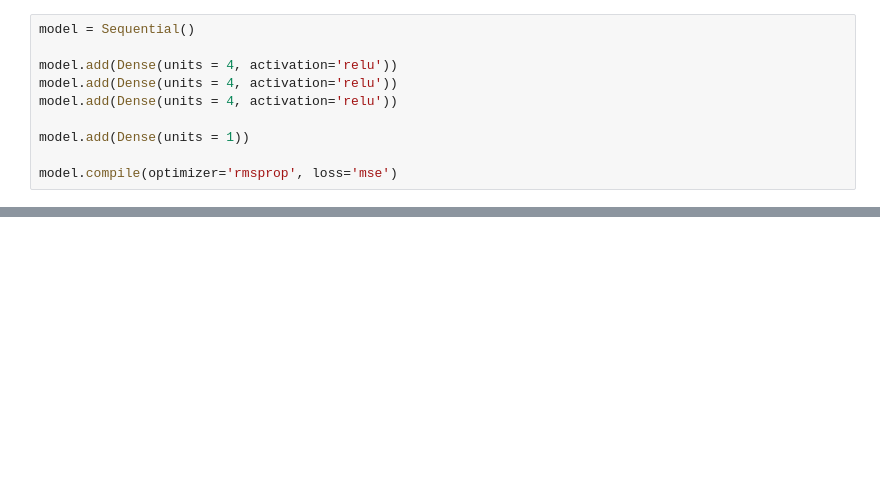
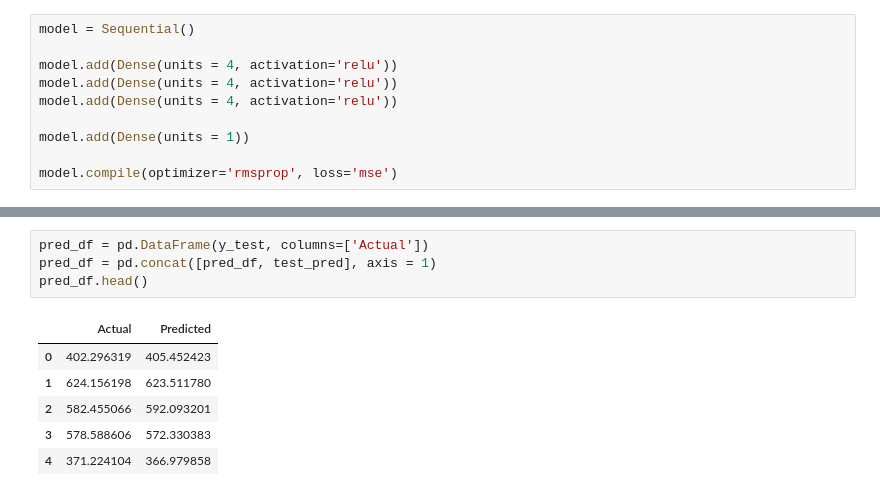
Before and after one commit to lavkushsingh31/Deep_Learning_Assignments, a Jupyter notebook: Practice - Udemy (Keras) I.ipynb, the cells around one changed output, grey strips where cells are left out. Cells and saved outputs as stored; diff of their text form; blank space fills up the shorter version.

```diff
--- a/Practice - Udemy (Keras) I.ipynb
+++ b/Practice - Udemy (Keras) I.ipynb
@@ -85,0 +129,11 @@ pd.DataFrame(model.history.history).plot()
+# %%
+pred_df = pd.DataFrame(y_test, columns=['Actual'])
+pred_df = pd.concat([pred_df, test_pred], axis = 1)
+pred_df.head()
+# %% [output]
+|  | Actual | Predicted |
+| 0 | 402.296319 | 405.452423 |
+| 1 | 624.156198 | 623.511780 |
+| 2 | 582.455066 | 592.093201 |
+| 3 | 578.588606 | 572.330383 |
+| 4 | 371.224104 | 366.979858 |
```
Also changed, not shown: parts of 20 cells of this notebook.
